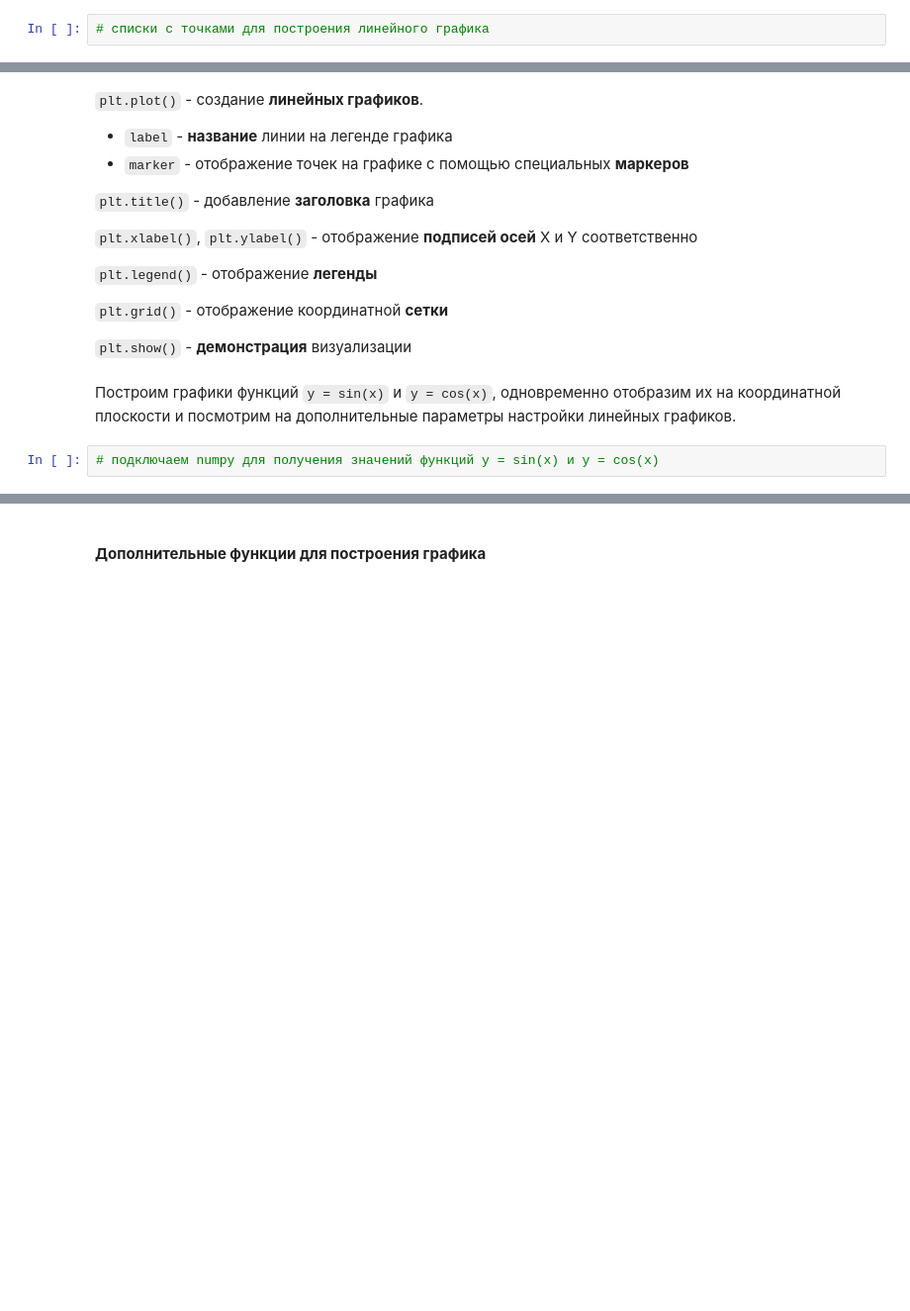
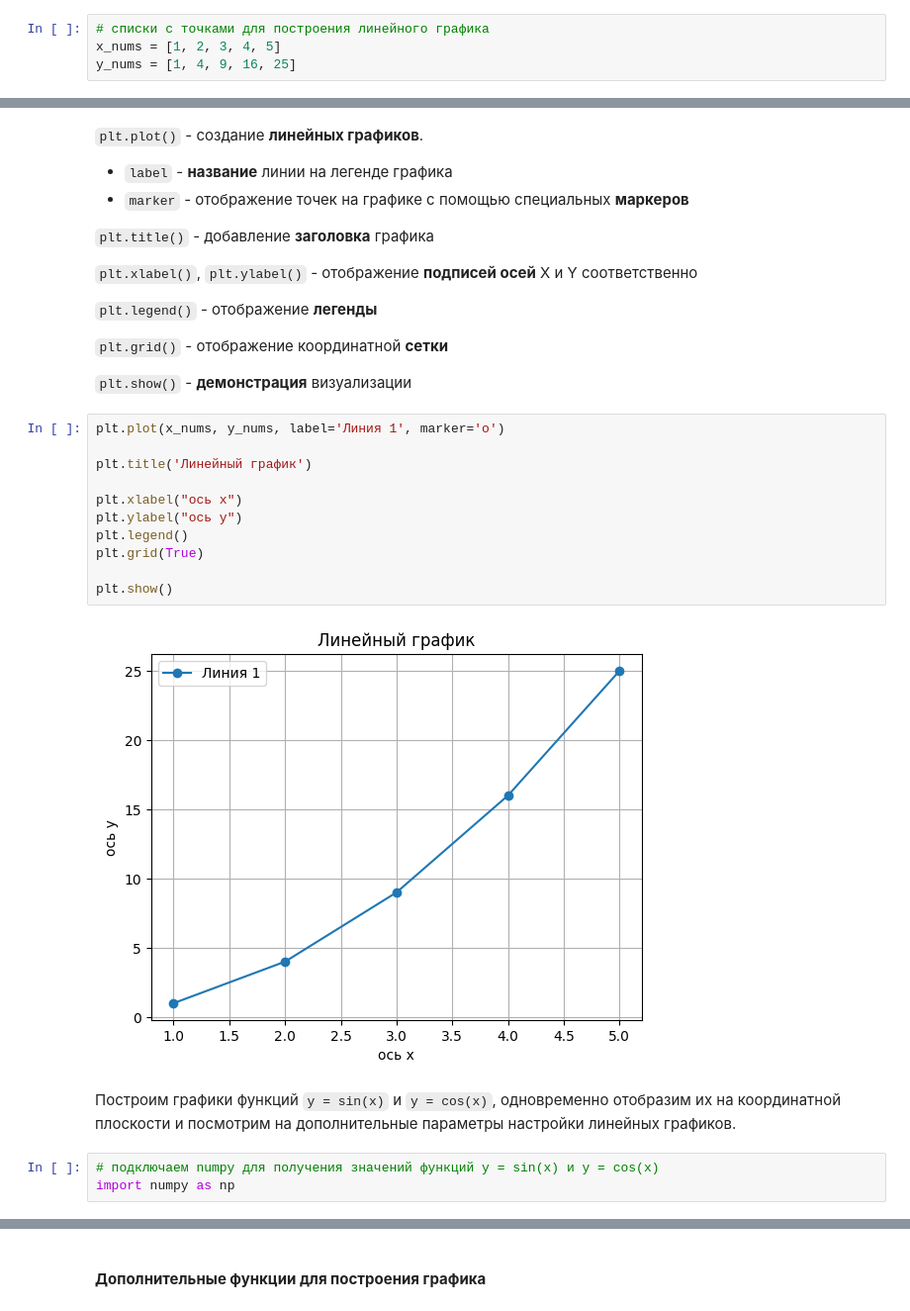
Before and after one commit to winter1x/top-python, a Jupyter notebook: анализ/matplotlib.ipynb, the cells around one changed output, grey strips where cells are left out. Shown at 99% size. Saved outputs shown, nothing was run; the diff lists cells and outputs as text; blank space fills up the shorter version.

```diff
--- a/анализ/matplotlib.ipynb
+++ b/анализ/matplotlib.ipynb
@@ -88,5 +102,7 @@ https://matplotlib.org/ - сайт с официальной документа
 # %%
 # списки с точками для построения линейного графика
+x_nums = [1, 2, 3, 4, 5]
+y_nums = [1, 4, 9, 16, 25]
 # %% [markdown]
 #### **Основные функции для построения графика**
 # %% [markdown]
@@ -105,9 +121,23 @@ https://matplotlib.org/ - сайт с официальной документа
 `plt.grid()` - отображение координатной **сетки**
 
 `plt.show()` - **демонстрация** визуализации
+# %%
+plt.plot(x_nums, y_nums, label='Линия 1', marker='o')
+
+plt.title('Линейный график')
+
+plt.xlabel("ось x")
+plt.ylabel("ось y")
+plt.legend()
+plt.grid(True)
+
+plt.show()
+# %% [output]
+[figure, added]
 # %% [markdown]
 Построим графики функций `y = sin(x)` и `y = cos(x)`, одновременно отобразим их на координатной плоскости и посмотрим на дополнительные параметры настройки линейных графиков.
 # %%
 # подключаем numpy для получения значений функций y = sin(x) и y = cos(x)
+import numpy as np
 # %%
 # генерируем 100 равномерно распределенных точек для оси X
```
Also changed, not shown: parts of 21 cells of this notebook.
